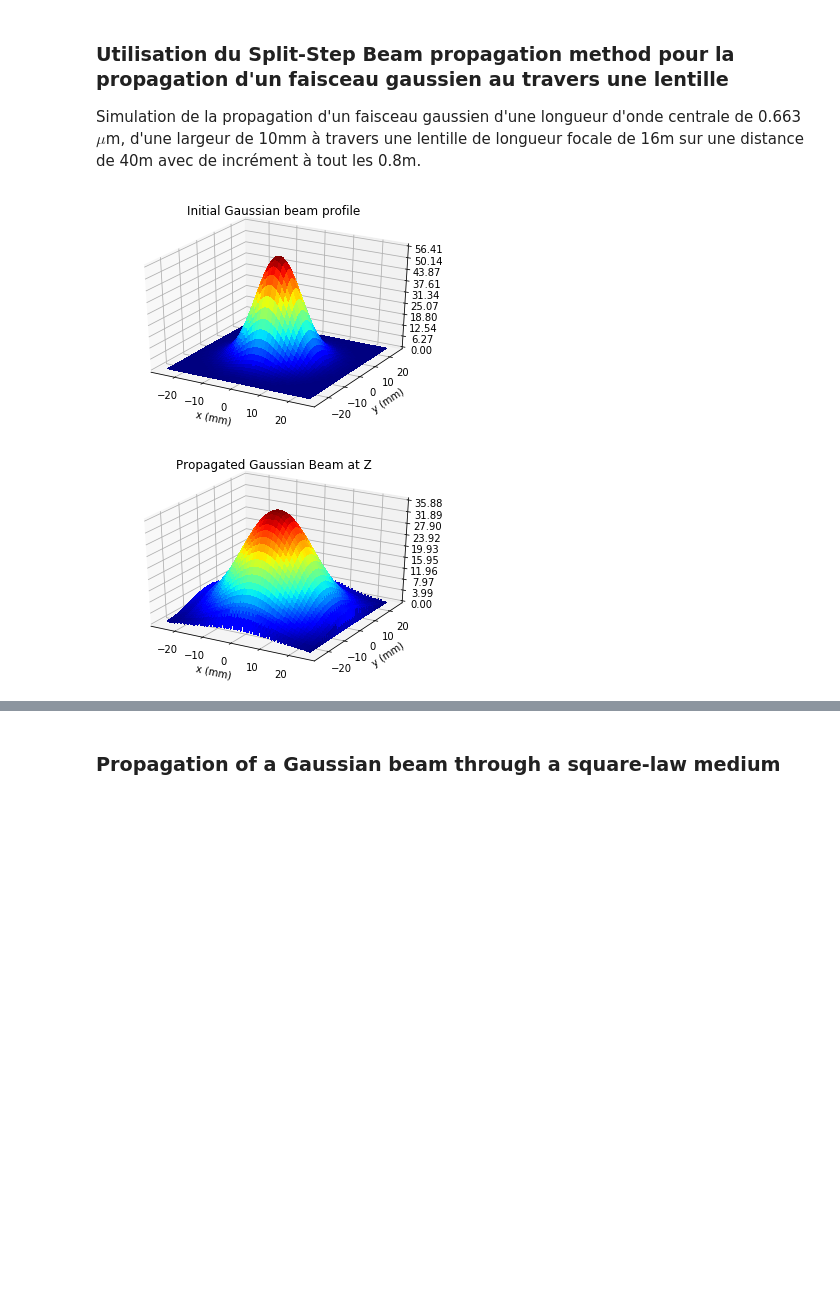
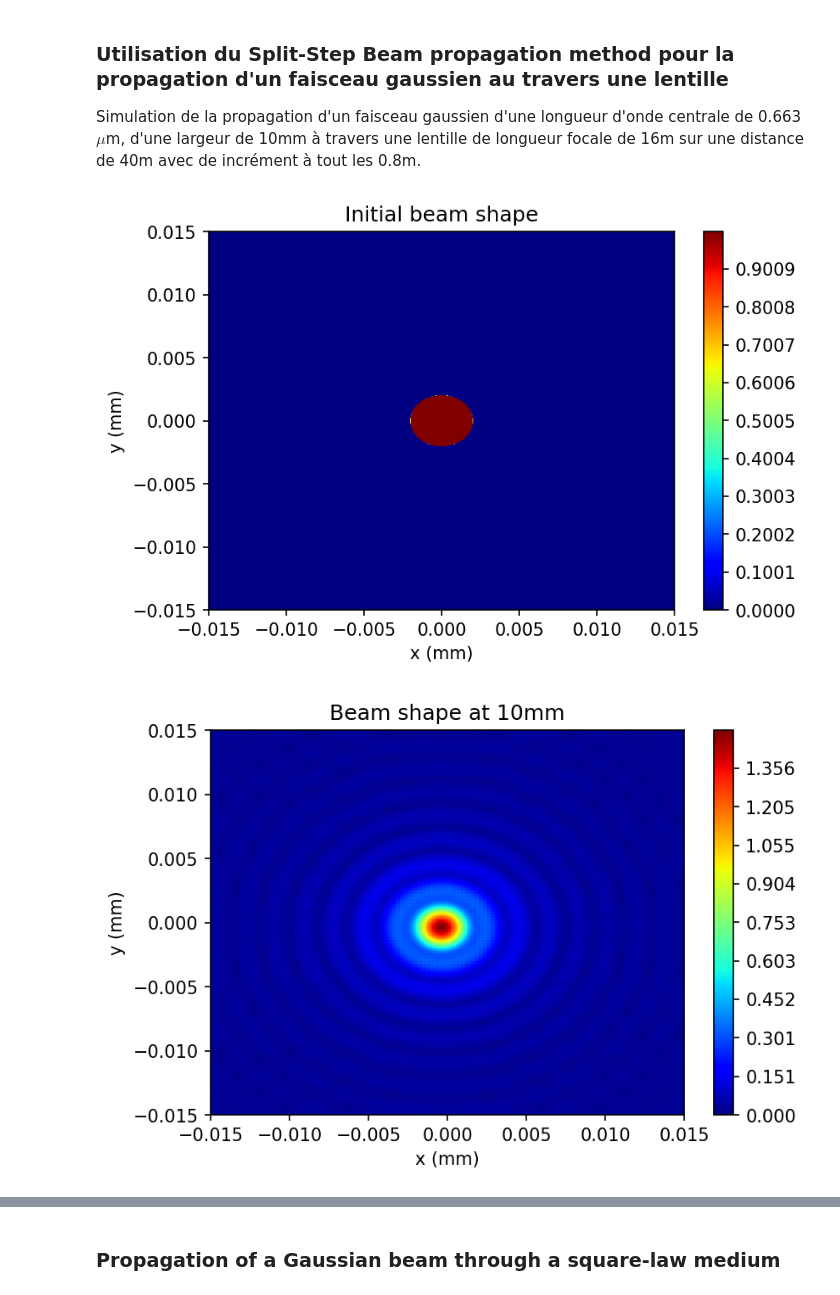
Before and after one commit to dvdturg/Phys_num, a Jupyter notebook: Travail long/TP_long_Legare_Parrot_Turgeon.ipynb, the cells around one changed output, grey strips where cells are left out. Saved outputs shown, nothing was run; the diff lists cells and outputs as text; code cells hidden in the pictures; blank space fills up the shorter version.

Commit message:
Modification beam

```diff
--- a/Travail long/TP_long_Legare_Parrot_Turgeon.ipynb
+++ b/Travail long/TP_long_Legare_Parrot_Turgeon.ipynb
@@ -40,15 +40,22 @@ y = np.zeros(N+1)
 Ky = np.zeros(N+1)
 for m in range(N+1):
     x[m] = (m)*dx-L/2
-    Kx[m] = (2*np.pi*(m))/(N*dx)-((2*np.pi*(256-1))/(N*dx))/2
+    Kx[m] = (2*np.pi*(m))/(N*dx)-((2*np.pi*(N-1))/(N*dx))/2
 for n in range(N+1):
     y[n] = (n)*dx-L/2
-    Ky[n] = (2*np.pi*(n))/(N*dx)-((2*np.pi*(256-1))/(N*dx))/2
+    Ky[n] = (2*np.pi*(n))/(N*dx)-((2*np.pi*(N-1))/(N*dx))/2
 
 X,Y = np.meshgrid(x,y)
 KX,KY = np.meshgrid(Kx,Ky)
+Gau_ini = np.zeros((len(X),len(Y)))
+for i in range(len(X)):
+    for j in range(len(Y)):
+        if (X[j][i]**2+Y[j][i]**2 > 0.002**2):#(abs(X[0][i]) > 0.001) or (abs(Y[j][i]) > 0.001):#
+            Gau_ini[j][i] = 0
+        else:
+            Gau_ini[j][i] = 1#(1/(w0*np.pi**0.5))*np.exp(-(X[j][i]**2+Y[j][i]**2)/(w0**2))
 
-Gau_ini = (1/(w0*np.pi**0.5))*np.exp(-(X**2+Y**2)/(w0**2)) # Gaussian beam in space domain
+#Gau_ini = (1/(w0*np.pi**0.5))*np.exp(-(X**2+Y**2)/(w0**2)) # Gaussian beam in space domain
 
 Energy_init = dx*dx*sum(sum(abs(Gau_ini)**2)) # Energy of initial gaussian beam
 
@@ -75,55 +82,77 @@ X *= 1e3
 Y *= 1e3
 z *= 1e3
 # %%
-fig = plt.figure()
-ax = fig.gca(projection='3d')
-surf = ax.plot_surface(X, Y, abs(Gau_ini), cmap=cm.jet,
-                       linewidth=0, antialiased=False)
+plt.rcParams['figure.dpi'] = 150
 
-# Customize the z axis.
+fig,ax = plt.subplots()
+im = ax.contourf(x,y,abs(Gau_ini),np.linspace(0,np.amax(abs(Gau_ini)),N),cmap = "jet")
 ax.set_xlabel("x (mm)")
-ax.set_ylabel('y (mm)')
-ax.set_title("Initial Gaussian beam profile")
-ax.zaxis.set_major_locator(LinearLocator(10))
-ax.zaxis.set_major_formatter(FormatStrFormatter('%.02f'))
+ax.set_ylabel("y (mm)")
+ax.set_title("Initial beam shape")
+fig.colorbar(im, ax=ax)
 plt.show()
 
 
-fig = plt.figure()
-ax = fig.gca(projection='3d')
-surf = ax.plot_surface(X, Y, abs(Gau), cmap=cm.jet,
-                       linewidth=0, antialiased=False)
+
+
+#fig = plt.figure()
+#ax = fig.gca(projection='3d')
+#surf = ax.plot_surface(X, Y, abs(Gau_ini), cmap=cm.jet,
+#                       linewidth=0, antialiased=False)
+
+# Customize the z axis.
+#ax.set_xlabel("x (mm)")
+#ax.set_ylabel('y (mm)')
+#ax.set_title("Initial Gaussian beam profile")
+#ax.zaxis.set_major_locator(LinearLocator(10))
+#ax.zaxis.set_major_formatter(FormatStrFormatter('%.02f'))
+#plt.show()
+
+
+
+fig,ax = plt.subplots()
+im = ax.contourf(x,y,abs(Gau),np.linspace(0,np.amax(abs(Gau)),N),cmap = "jet")
 ax.set_xlabel("x (mm)")
-ax.set_ylabel('y (mm)')
-ax.set_title("Propagated Gaussian Beam at Z")
-ax.zaxis.set_major_locator(LinearLocator(10))
-ax.zaxis.set_major_formatter(FormatStrFormatter('%.02f'))
+ax.set_ylabel("y (mm)")
+ax.set_title(f"Beam shape at {Z}mm")
+fig.colorbar(im, ax=ax)
 plt.show()
+
+#fig = plt.figure()
+#ax = fig.gca(projection='3d')
+#surf = ax.plot_surface(X, Y, abs(Gau), cmap=cm.jet,
+#                       linewidth=0, antialiased=False)
+#ax.set_xlabel("x (mm)")
+#ax.set_ylabel('y (mm)')
+#ax.set_title("Propagated Gaussian Beam at Z")
+#ax.zaxis.set_major_locator(LinearLocator(10))
+#ax.zaxis.set_major_formatter(FormatStrFormatter('%.02f'))
+#plt.show()
 
 
 fig = plt.figure()
 ax = fig.add_subplot(111,projection='3d')
 for i in range(nl):
     ax.plot(z[i]*np.ones(len(x)),  abs(Gau_pro[:,i]) ,x, zdir='y')
 ax.set_xlabel('z (mm)')
 ax.set_ylabel('x (mm)')
 ax.set_title("Beam profile along z")
 plt.show()
 
 
 
 fig,ax = plt.subplots()
 A = np.zeros(nl)
 for i in range(nl):
     A[i] = 1/max(abs(Gau_pro[:,i]))
 B = np.diag(A)
 N_Gau_pro = np.dot(abs(Gau_pro),B)
 im = ax.contourf(z,x,N_Gau_pro,np.linspace(0,np.amax(abs(N_Gau_pro)),N),cmap = "jet")
 ax.set_xlabel("z (mm)")
 ax.set_ylabel("x (mm)")
 ax.set_title("Beam waist along z")
 fig.colorbar(im, ax=ax)
 plt.show()
 # %% [output]
-[figure, old version]
+[figure, new version]
-[figure, old version]
+[figure, new version]
```
Also changed, not shown: parts of 4 cells of this notebook, 4 other files.
